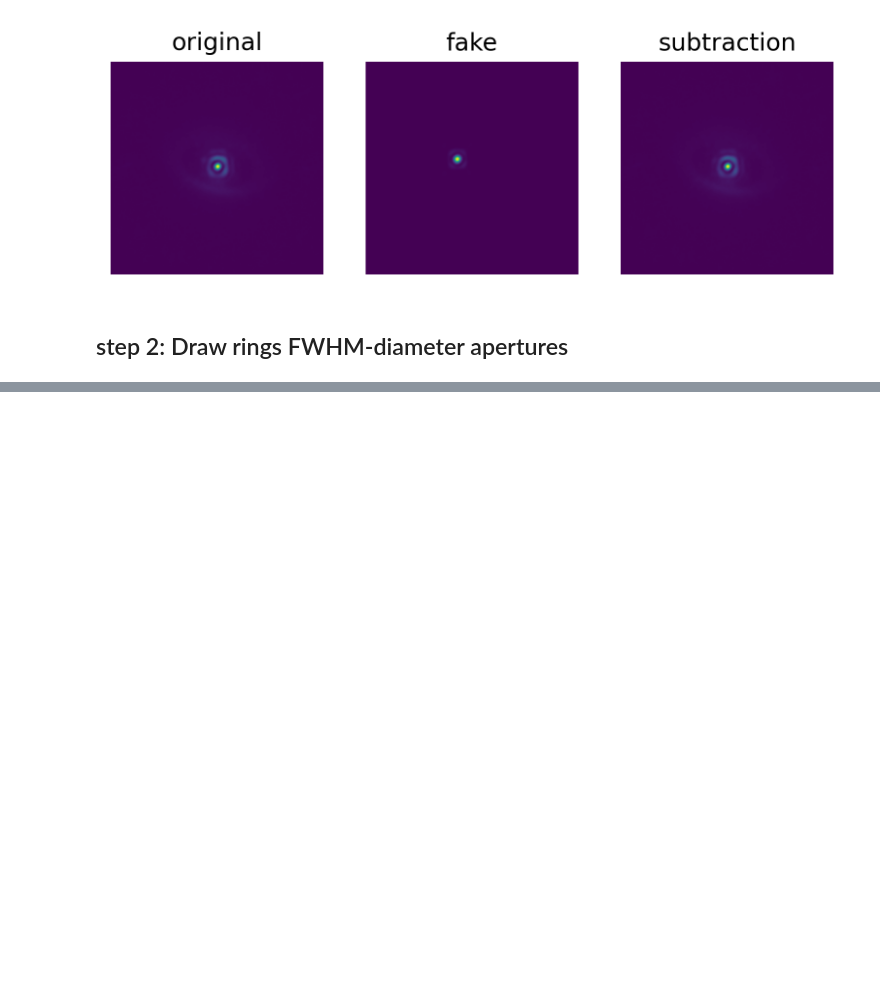
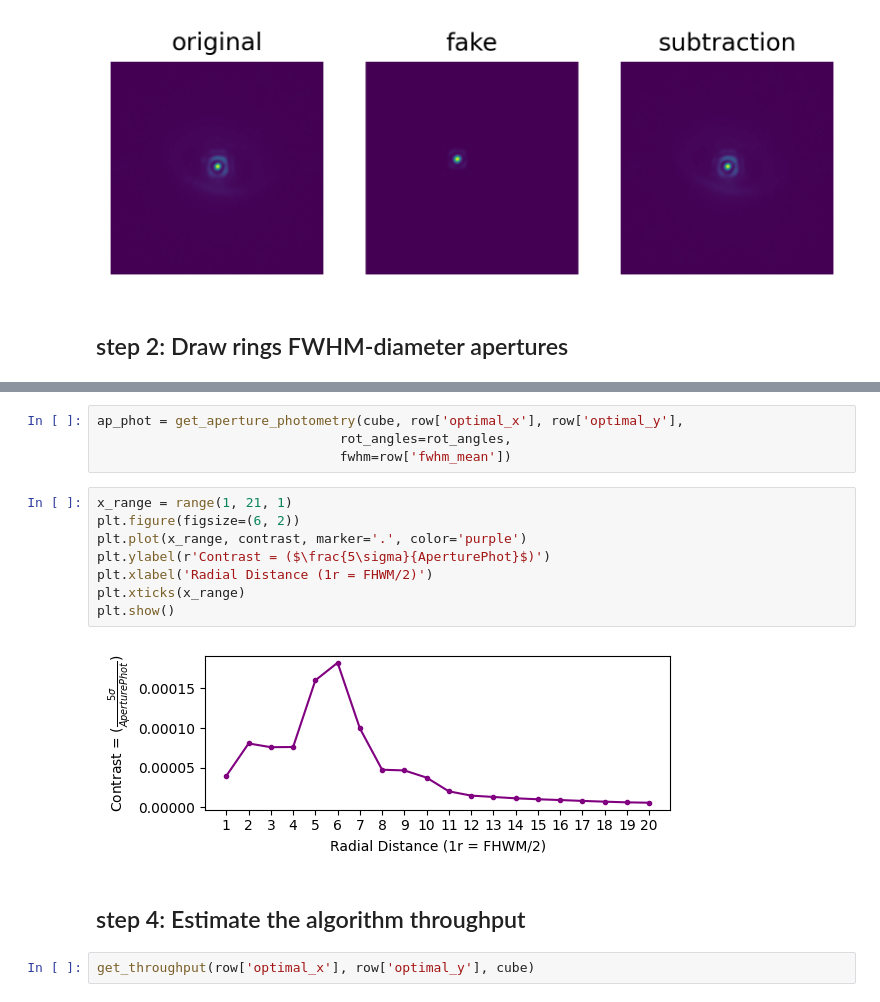
Before and after one commit to yemsnucleus/NEGFC, a Jupyter notebook: presentation/notebooks/contrast_curve.ipynb, the cells around one changed output, grey strips where cells are left out. Drawn from its saved outputs; the diff is of its cells as text; blank space fills up the shorter version.

```diff
--- a/presentation/notebooks/contrast_curve.ipynb
+++ b/presentation/notebooks/contrast_curve.ipynb
@@ -86,0 +100,18 @@ assdasd
+# %%
+ap_phot = get_aperture_photometry(cube, row['optimal_x'], row['optimal_y'],
+                               rot_angles=rot_angles,
+                               fwhm=row['fwhm_mean'])
+# %%
+x_range = range(1, 21, 1)
+plt.figure(figsize=(6, 2))
+plt.plot(x_range, contrast, marker='.', color='purple')
+plt.ylabel(r'Contrast = ($\frac{5\sigma}{AperturePhot}$)')
+plt.xlabel('Radial Distance (1r = FHWM/2)')
+plt.xticks(x_range)
+plt.show()
+# %% [output]
+[figure, added]
+# %% [markdown]
+## step 4: Estimate the algorithm throughput
+# %%
+get_throughput(row['optimal_x'], row['optimal_y'], cube)
```
Also changed, not shown: parts of 7 cells of this notebook, 2 other files.
